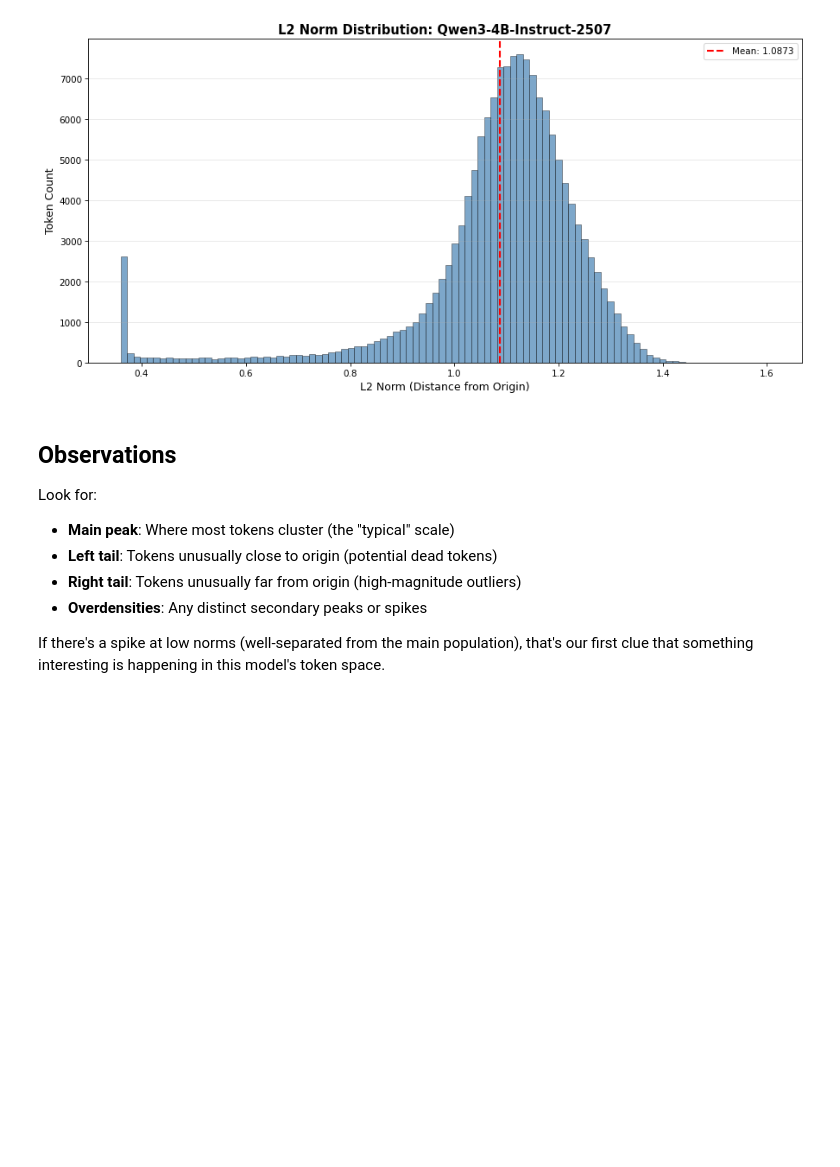
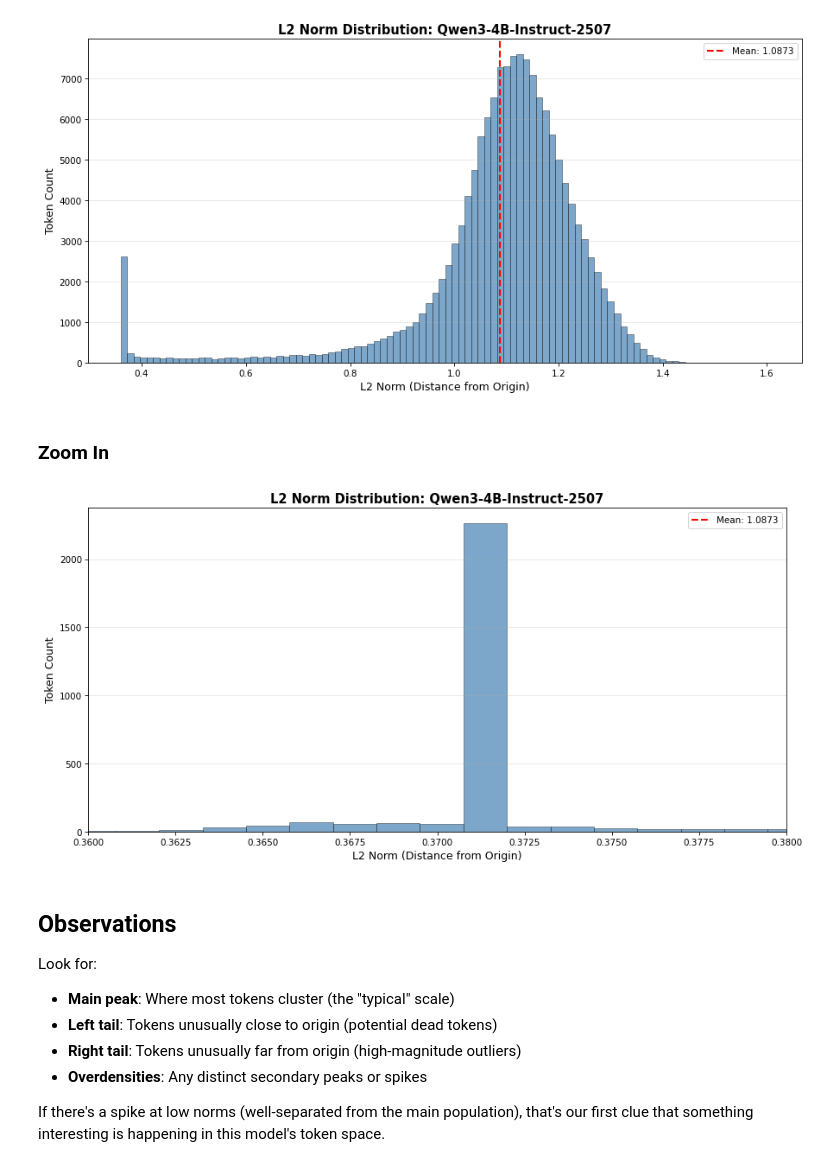
Before and after one commit to Embedding-Space/Azimuth_II, a Jupyter notebook: blog/notebooks/1.2a_norm_histogram.ipynb, the cells around one changed output. Saved outputs shown, nothing was run; the diff lists cells and outputs as text; code cells hidden in the pictures; blank space fills up the shorter version.

Commit message:
Zoom in

```diff
--- a/blog/notebooks/1.2a_norm_histogram.ipynb
+++ b/blog/notebooks/1.2a_norm_histogram.ipynb
@@ -99,6 +99,30 @@ plt.tight_layout()
 plt.show()
 # %% [output]
 [figure]
+# %% [markdown]
+### Zoom In
+# %%
+fig, ax = plt.subplots(figsize=FIGSIZE, dpi=DPI)
+
+# Plot histogram
+ax.hist(norms.numpy(), bins=1000, color='steelblue', alpha=0.7, edgecolor='black', linewidth=0.5)
+
+# Add vertical line at mean
+ax.axvline(norms.mean(), color='red', linestyle='--', linewidth=2, label=f'Mean: {norms.mean():.4f}')
+
+# Labels and formatting
+ax.set_xlabel('L2 Norm (Distance from Origin)', fontsize=12)
+ax.set_ylabel('Token Count', fontsize=12)
+ax.set_title(f'L2 Norm Distribution: {MODEL_NAME}', fontsize=14, fontweight='bold')
+ax.legend(fontsize=10)
+ax.grid(axis='y', alpha=0.3)
+
+ax.set_xlim(left=0.36, right=0.38)
+
+plt.tight_layout()
+plt.show()
+# %% [output]
+[figure, added]
 # %% [markdown]
 ## Observations
 
```
